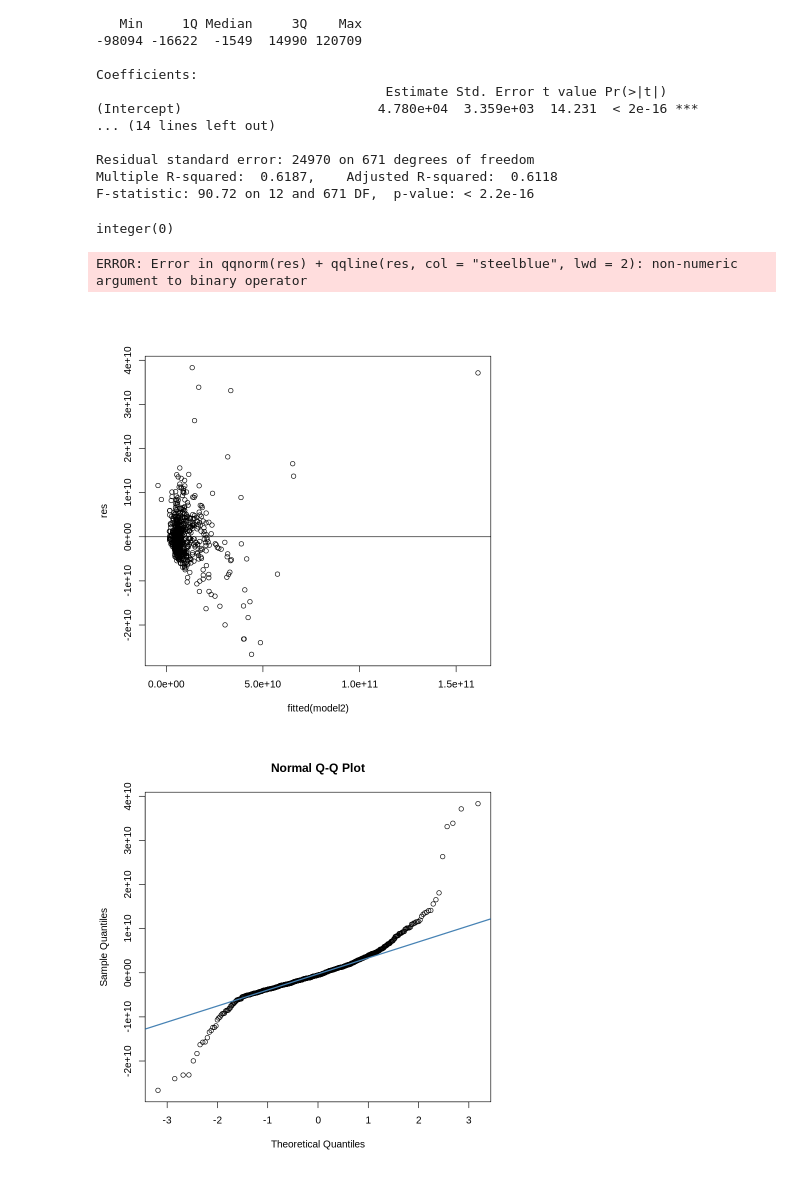
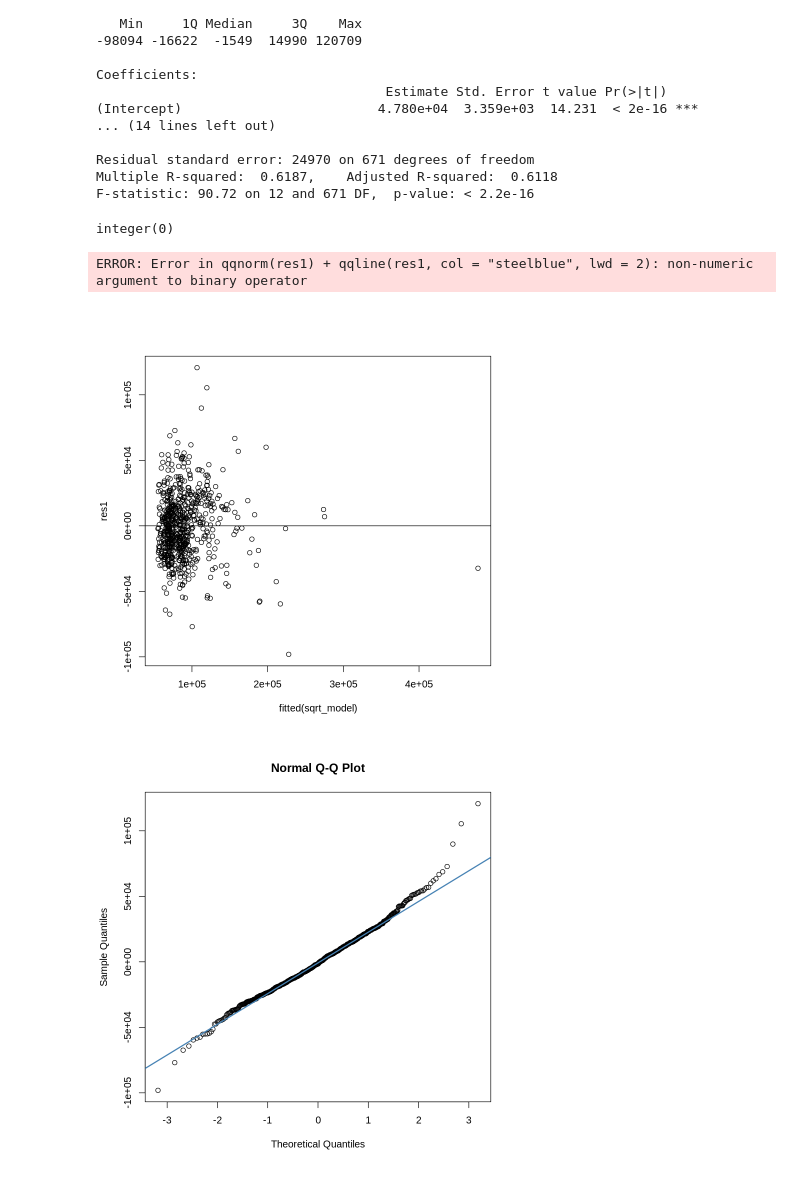
Before and after one commit to MalLikesCoding/Stat_306_group, a Jupyter notebook: project_final.ipynb, the cells around one changed output. Cells and saved outputs as stored; diff of their text form; code cells hidden in the pictures.

```diff
--- a/project_final.ipynb
+++ b/project_final.ipynb
@@ -354,15 +354,15 @@ Multiple R-squared:  0.6187,    Adjusted R-squared:  0.6118
 F-statistic: 90.72 on 12 and 671 DF,  p-value: < 2.2e-16
 # %%
 # Diagnostic Plots for sqrt_model
-res<-resid(model2)
-resid_plot<-plot(fitted(model2), res)+
+res1<-resid(sqrt_model)
+resid_plot<-plot(fitted(sqrt_model), res1)+
     abline(0,0)
 resid_plot
-qq_plot<-qqnorm(res)+
-    qqline(res, col = "steelblue", lwd = 2)
+qq_plot<-qqnorm(res1)+
+    qqline(res1, col = "steelblue", lwd = 2)
 # %% [output]
 integer(0)
-ERROR: Error in qqnorm(res) + qqline(res, col = "steelblue", lwd = 2): non-numeric argument to binary operator
+ERROR: Error in qqnorm(res1) + qqline(res1, col = "steelblue", lwd = 2): non-numeric argument to binary operator
-[figure, old version]
+[figure, new version]
-[figure, old version]
+[figure, new version]
 # %% [markdown]
```
Also changed, not shown: parts of 6 cells of this notebook.
